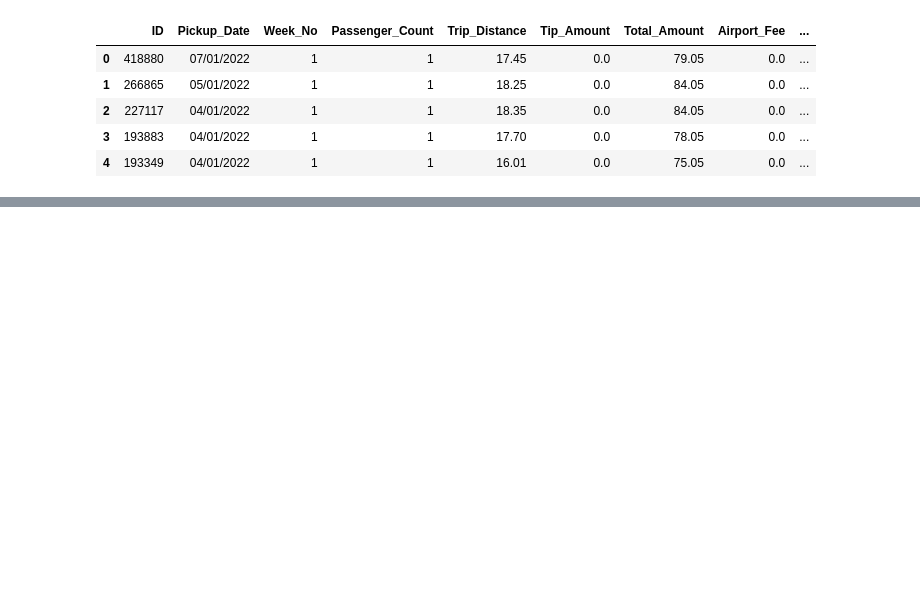
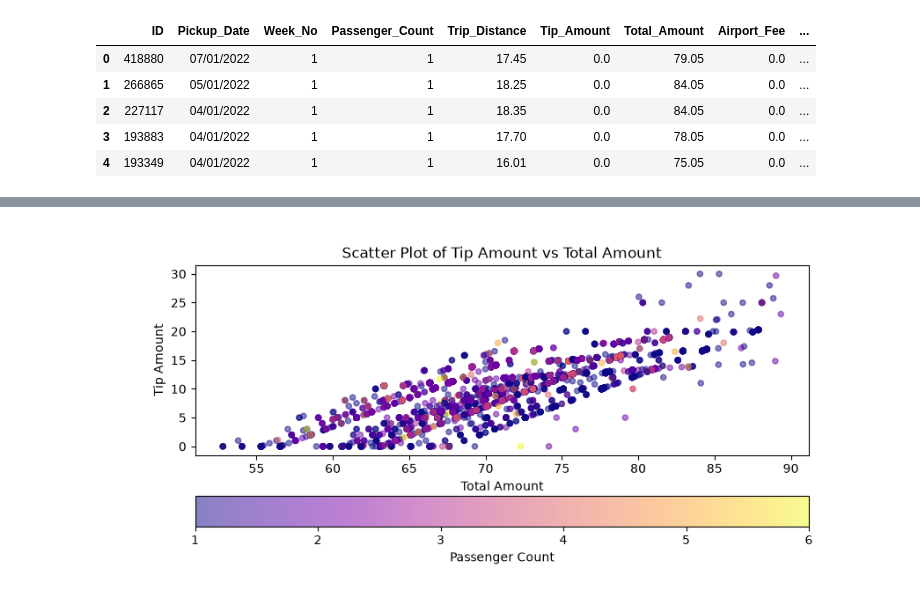
Before and after one commit to FraserR1188/matplotlib-basics, a Jupyter notebook: scatter-plots.ipynb, the cells around one changed output, grey strips where cells are left out. Saved outputs shown, nothing was run; the diff lists cells and outputs as text; code cells hidden in the pictures; blank space fills up the shorter version.

Commit message:
finished the scatter section

```diff
--- a/scatter-plots.ipynb
+++ b/scatter-plots.ipynb
@@ -5,8 +5,8 @@ import matplotlib.pyplot as plt
 import numpy as np
 import pandas as pd
 # %%
-df1 = pd.read_csv("Yellow Taxi Trips - Week 1.csv")
-df1.head()
+taxi_trips = pd.read_csv("Yellow Taxi Trips - Week 1.csv")
+taxi_trips.head()
 # %% [output]
 |  | ID | Pickup_Date | Week_No | Passenger_Count | Trip_Distance | Tip_Amount | Total_Amount | Airport_Fee | ... |
 | 0 | 418880 | 07/01/2022 | 1 | 1 | 17.45 | 0.0 | 79.05 | 0.0 | ... |
@@ -14,3 +14,6 @@ df1.head()
 | 2 | 227117 | 04/01/2022 | 1 | 1 | 18.35 | 0.0 | 84.05 | 0.0 | ... |
 | 3 | 193883 | 04/01/2022 | 1 | 1 | 17.70 | 0.0 | 78.05 | 0.0 | ... |
 | 4 | 193349 | 04/01/2022 | 1 | 1 | 16.01 | 0.0 | 75.05 | 0.0 | ... |
+# %%
+#subsetting the data frame
+JFK_trips = taxi_trips[(taxi_trips['Payment_Type'] == 'Credit card') & (taxi_trips['Rate_Code'] == 'JFK') & (taxi_trips['Passenger_Count'] > 0) & (taxi_trips['Total_Amount'] < 90)]
@@ -16,0 +53,11 @@ df1.head()
+# %%
+# creating a scatter plot using the scripting layer
+plt.figure(figsize=(9, 4))
+plt.scatter(JFK_trips['Total_Amount'], JFK_trips['Tip_Amount'], marker = 'o', alpha = 0.5, s = 20, cmap = 'plasma', c = JFK_trips['Passenger_Count'])
+plt.title('Scatter Plot of Tip Amount vs Total Amount')
+plt.xlabel('Total Amount')
+plt.ylabel('Tip Amount')
+plt.colorbar(orientation = 'horizontal', label = 'Passenger Count')
+plt.show()
+# %% [output]
+[figure, added]
```
Also changed, not shown: parts of 2 cells of this notebook.
